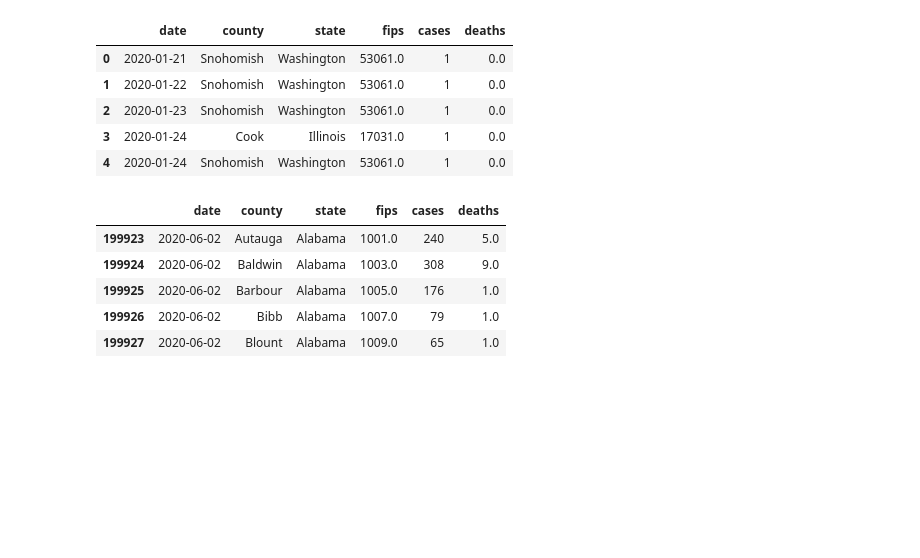
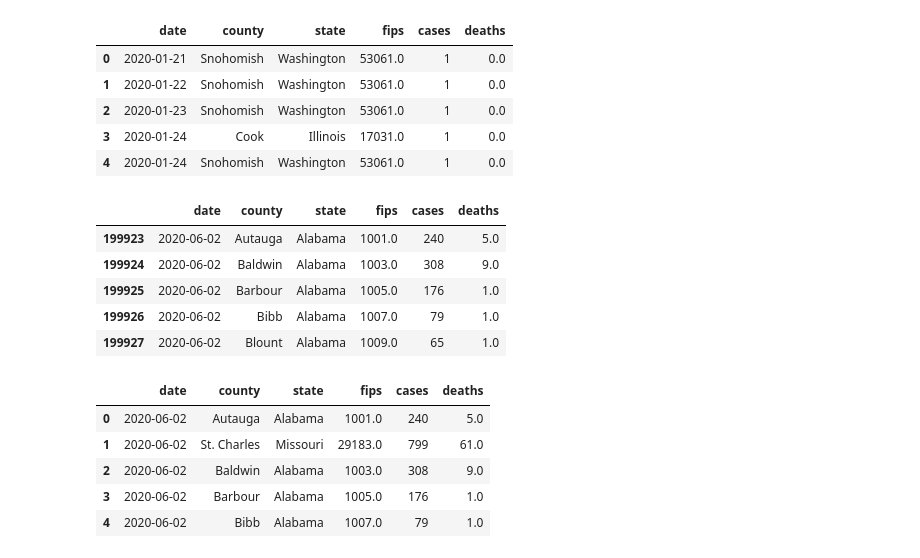
Before and after one commit to ryankracaw/project-one, a Jupyter notebook: Summer.ipynb, the cells around one changed output. Saved outputs shown, nothing was run; the diff lists cells and outputs as text; code cells hidden in the pictures; blank space fills up the shorter version.

```diff
--- a/Summer.ipynb
+++ b/Summer.ipynb
@@ -51,0 +47,13 @@ SummerC19_df.head()
+# %%
+# Sort by date and reset index
+SummerC19_df= SummerC19_df.sort_values('date')
+SummerC19_df = SummerC19_df.reset_index(drop=True)
+
+SummerC19_df.head()
+# %% [output]
+|  | date | county | state | fips | cases | deaths |
+| 0 | 2020-06-02 | Autauga | Alabama | 1001.0 | 240 | 5.0 |
+| 1 | 2020-06-02 | St. Charles | Missouri | 29183.0 | 799 | 61.0 |
+| 2 | 2020-06-02 | Baldwin | Alabama | 1003.0 | 308 | 9.0 |
+| 3 | 2020-06-02 | Barbour | Alabama | 1005.0 | 176 | 1.0 |
+| 4 | 2020-06-02 | Bibb | Alabama | 1007.0 | 79 | 1.0 |
```
Also changed, not shown: parts of 7 cells of this notebook.
